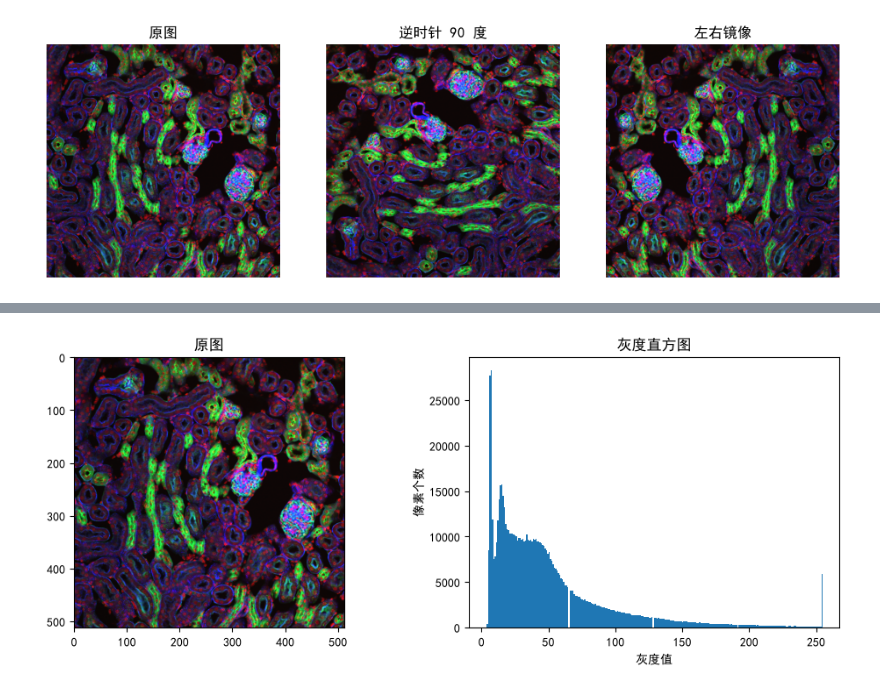
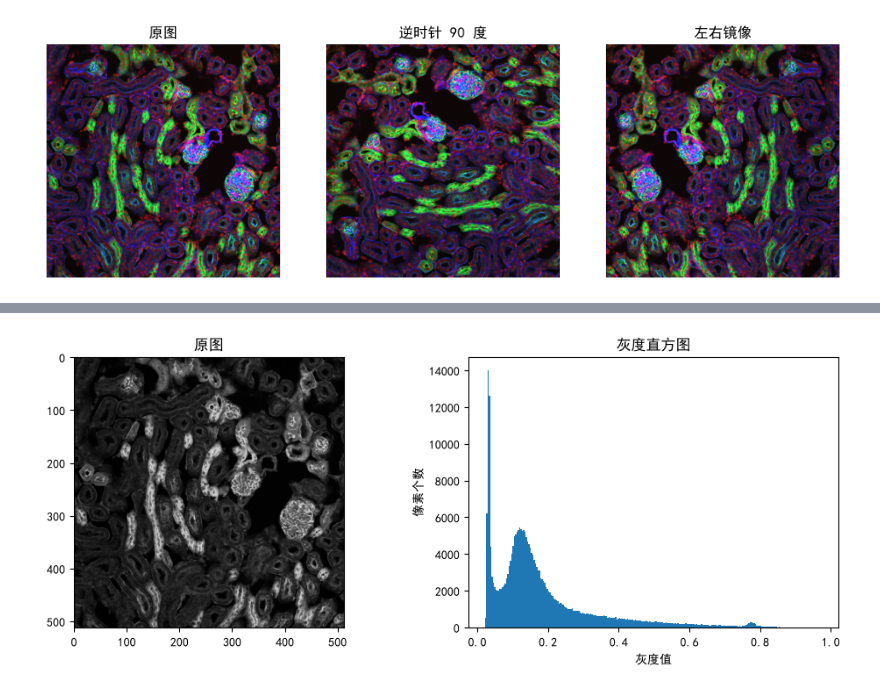
Before and after one commit to sang-353/Deep-learning, a Jupyter notebook: pytorch/image_processing/image_processing.ipynb, the cells around one changed output, grey strips where cells are left out. Cells and saved outputs as stored; diff of their text form; code cells hidden in the pictures.

```diff
--- a/pytorch/image_processing/image_processing.ipynb
+++ b/pytorch/image_processing/image_processing.ipynb
@@ -113,12 +271,13 @@ plt.show()
 # %%
 # 直方图
+gray_slice = color.rgb2gray(slice_u8)
 fig, axes = plt.subplots(1, 2, figsize=(12, 4))
-axes[0].imshow(slice_u8, cmap="gray"); axes[0].set_title("原图")
-axes[1].hist(slice_u8.ravel(), bins=256)
+axes[0].imshow(gray_slice, cmap="gray"); axes[0].set_title("原图")
+axes[1].hist(gray_slice.ravel(), bins=256)
 axes[1].set_title("灰度直方图")
 axes[1].set_xlabel("灰度值")
 axes[1].set_ylabel("像素个数")
 plt.savefig("outputs/04_histogram.png", dpi=120, bbox_inches="tight")
 plt.show()
 # %% [output]
-[figure, old version]
+[figure, new version]
```
Also changed, not shown: parts of 21 cells of this notebook.
